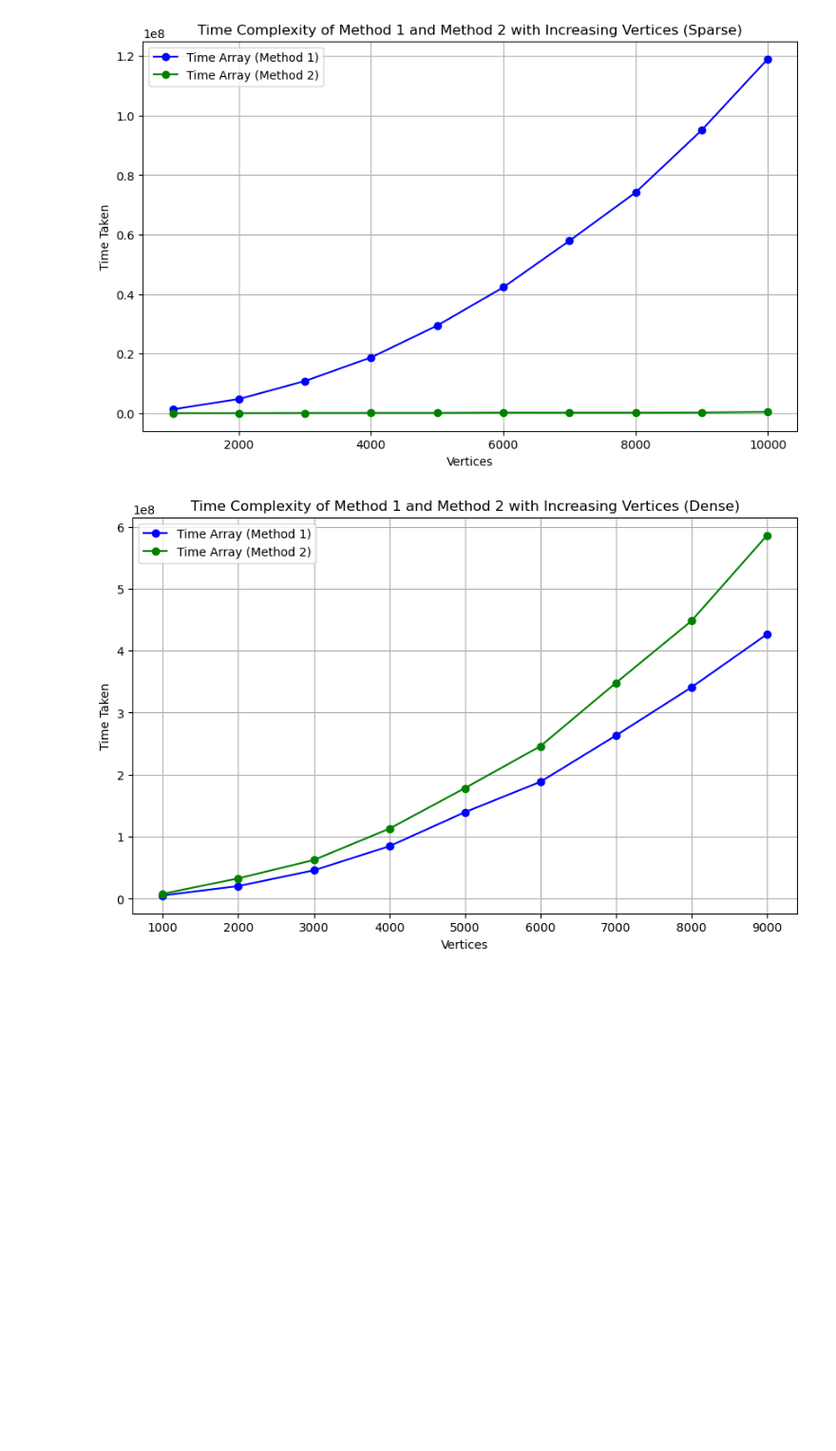
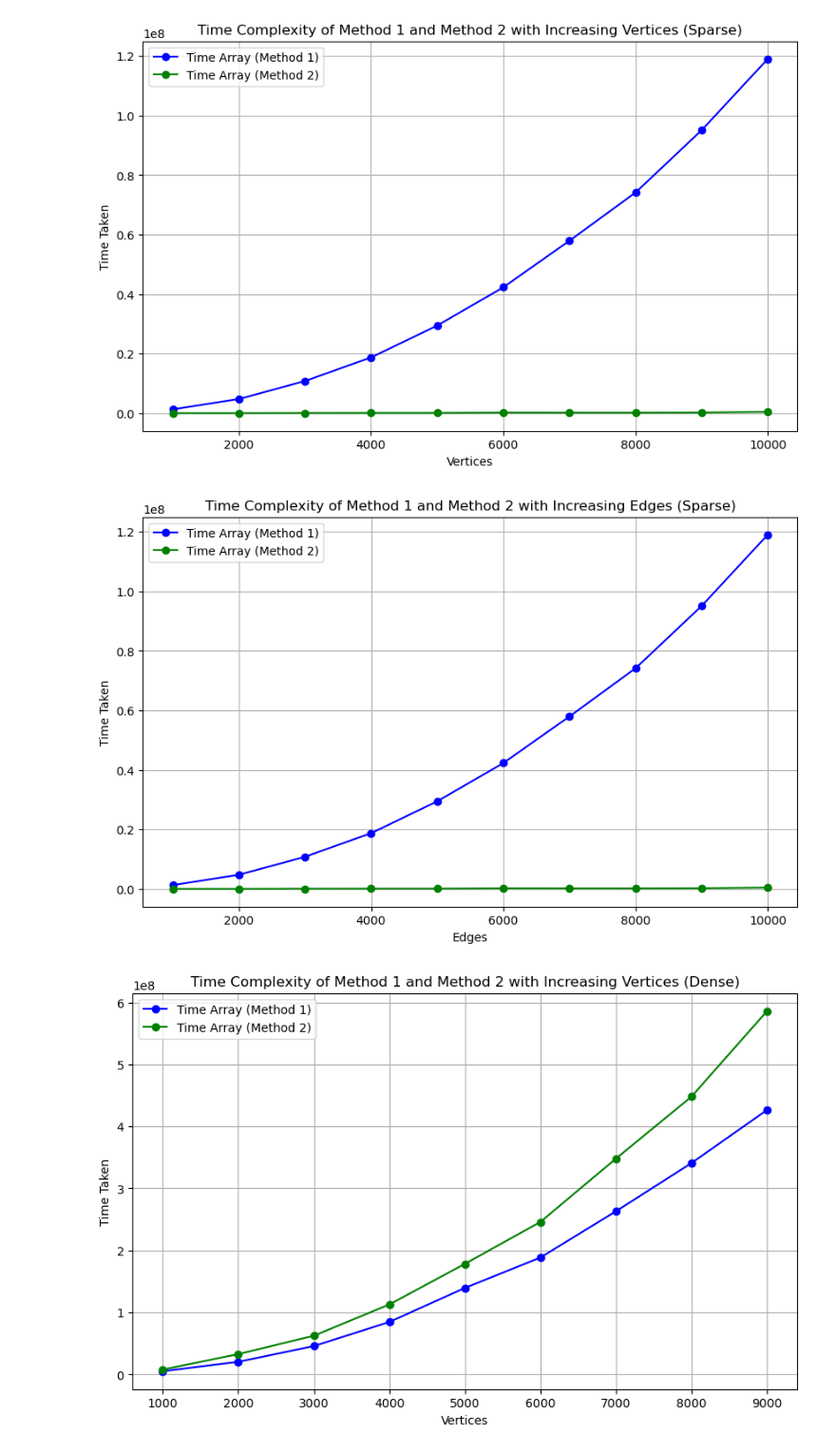
Before and after one commit to ChoWei0310/SC2001-Algorithm-Design, a Jupyter notebook: Lab2/KC Testing.ipynb, the cells around one changed output. Shown: that part at 95% size. Drawn from its saved outputs; the diff is of its cells as text; code cells hidden in the pictures; blank space fills up the shorter version.

```diff
--- a/Lab2/KC Testing.ipynb
+++ b/Lab2/KC Testing.ipynb
@@ -152,6 +152,22 @@ plt.legend()
 plt.show()
 # %% [output]
 [figure]
+# %%
+df = pd.read_csv('increment_V_Result(Sparse).csv')
+
+plt.figure(figsize=(10, 6))
+
+plt.plot(df['Edges'], df['Time Array (Method 1)'], label='Time Array (Method 1)', marker='o', color='b')
+plt.plot(df['Edges'], df['Time Array (Method 2)'], label='Time Array (Method 2)', marker='o', color='g')
+
+plt.title('Time Complexity of Method 1 and Method 2 with Increasing Edges (Sparse)')
+plt.xlabel('Edges')
+plt.ylabel('Time Taken')
+plt.grid(True)
+plt.legend()
+plt.show()
+# %% [output]
+[figure, added]
 # %%
 df = pd.read_csv('increment_V_Result(Dense).csv')
 
```
Also changed, not shown: parts of 3 cells of this notebook, 1 other file.
